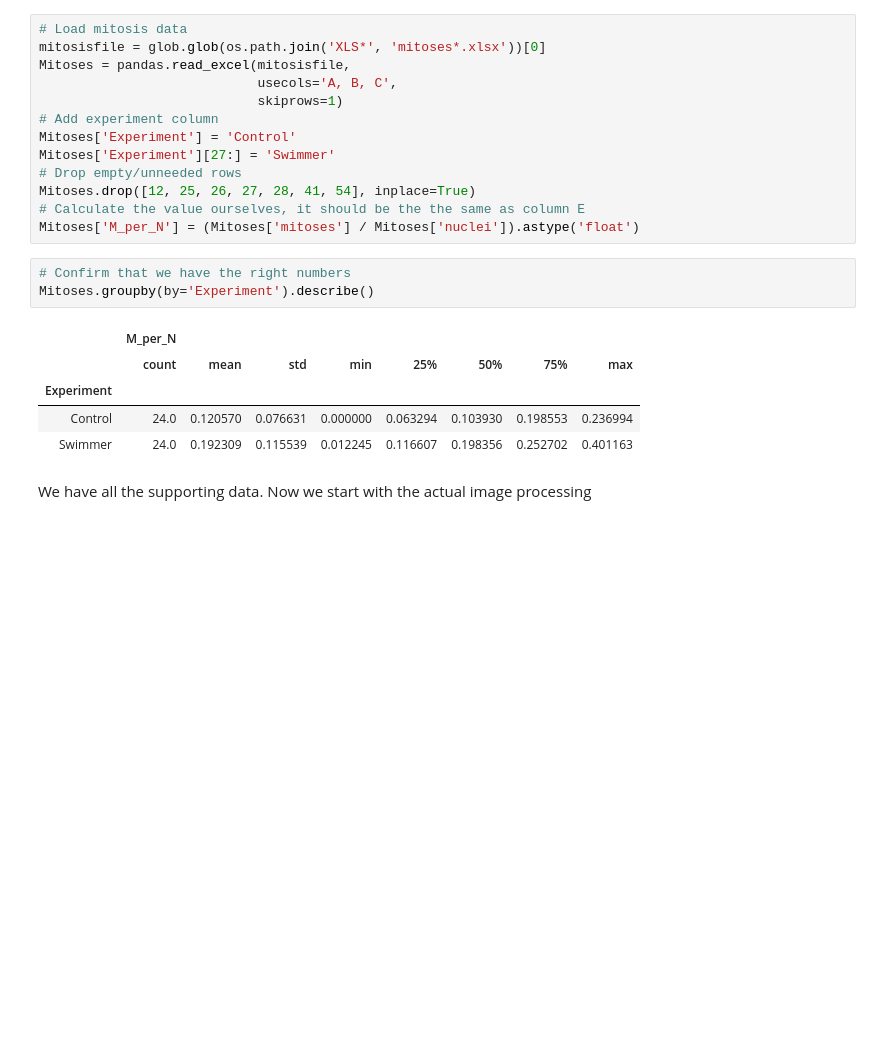
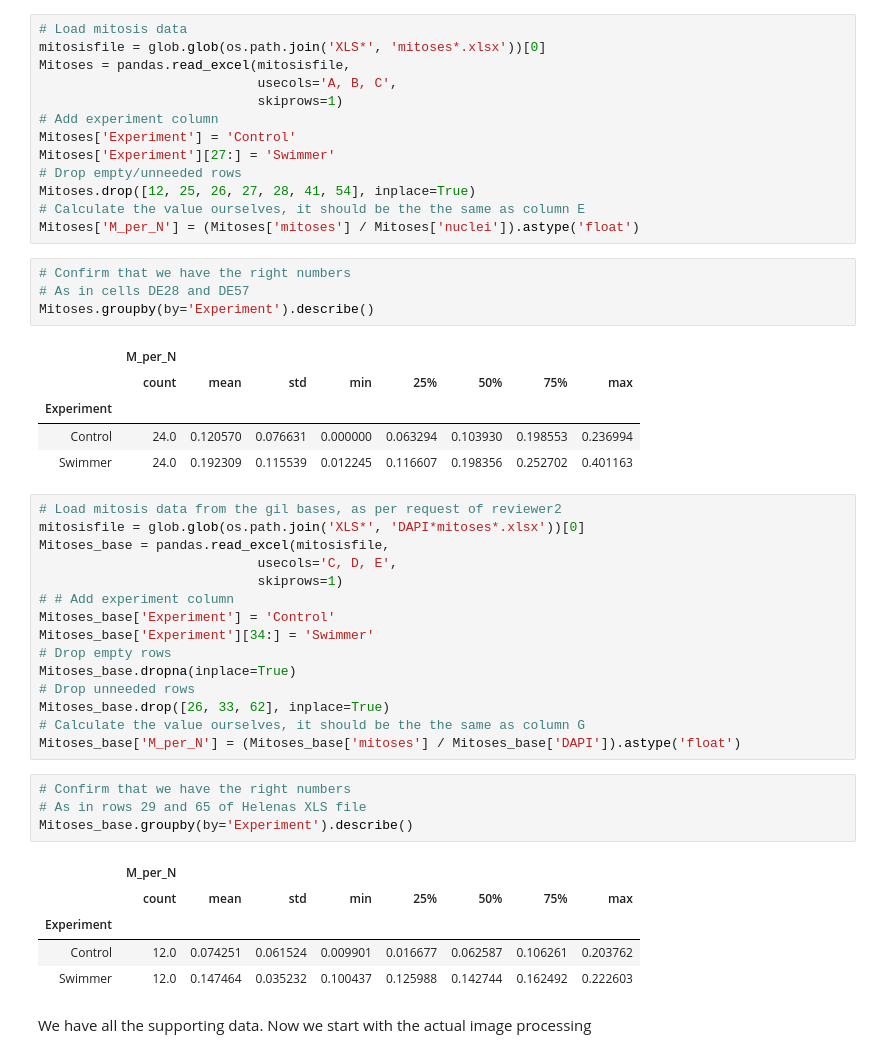
Before and after one commit to habi/Zebra-Fish-Gills, a Jupyter notebook: Gills-Analysis.ipynb, the cells around one changed output. Drawn from its saved outputs; the diff is of its cells as text; blank space fills up the shorter version.

Commit message:
Read in mitoses data from the bases
We read in the new XLS sheet (correctly).
Now we can start to implement how to plot it and ultimately add it to
Fig07 to answer the reviewer2

```diff
--- a/Gills-Analysis.ipynb
+++ b/Gills-Analysis.ipynb
@@ -873,6 +873,7 @@ Mitoses.drop([12, 25, 26, 27, 28, 41, 54], inplace=True)
 Mitoses['M_per_N'] = (Mitoses['mitoses'] / Mitoses['nuclei']).astype('float')
 # %%
 # Confirm that we have the right numbers
+# As in cells DE28 and DE57
 Mitoses.groupby(by='Experiment').describe()
 # %% [output]
 |  | M_per_N |  |  |  |  |  |  |  |
@@ -880,6 +881,31 @@ Mitoses.groupby(by='Experiment').describe()
 | Experiment |  |  |  |  |  |  |  |  |
 | Control | 24.0 | 0.120570 | 0.076631 | 0.000000 | 0.063294 | 0.103930 | 0.198553 | 0.236994 |
 | Swimmer | 24.0 | 0.192309 | 0.115539 | 0.012245 | 0.116607 | 0.198356 | 0.252702 | 0.401163 |
+# %%
+# Load mitosis data from the gil bases, as per request of reviewer2
+mitosisfile = glob.glob(os.path.join('XLS*', 'DAPI*mitoses*.xlsx'))[0]
+Mitoses_base = pandas.read_excel(mitosisfile,
+                            usecols='C, D, E',
+                            skiprows=1)
+# # Add experiment column
+Mitoses_base['Experiment'] = 'Control'
+Mitoses_base['Experiment'][34:] = 'Swimmer'
+# Drop empty rows
+Mitoses_base.dropna(inplace=True)
+# Drop unneeded rows
+Mitoses_base.drop([26, 33, 62], inplace=True)
+# Calculate the value ourselves, it should be the the same as column G
+Mitoses_base['M_per_N'] = (Mitoses_base['mitoses'] / Mitoses_base['DAPI']).astype('float')
+# %%
+# Confirm that we have the right numbers
+# As in rows 29 and 65 of Helenas XLS file
+Mitoses_base.groupby(by='Experiment').describe()
+# %% [output]
+|  | M_per_N |  |  |  |  |  |  |  |
+|  | count | mean | std | min | 25% | 50% | 75% | max |
+| Experiment |  |  |  |  |  |  |  |  |
+| Control | 12.0 | 0.074251 | 0.061524 | 0.009901 | 0.016677 | 0.062587 | 0.106261 | 0.203762 |
+| Swimmer | 12.0 | 0.147464 | 0.035232 | 0.100437 | 0.125988 | 0.142744 | 0.162492 | 0.222603 |
 # %% [markdown]
 We have all the supporting data.
 Now we start with the actual image processing
```
Also changed, not shown: parts of 26 cells of this notebook.
